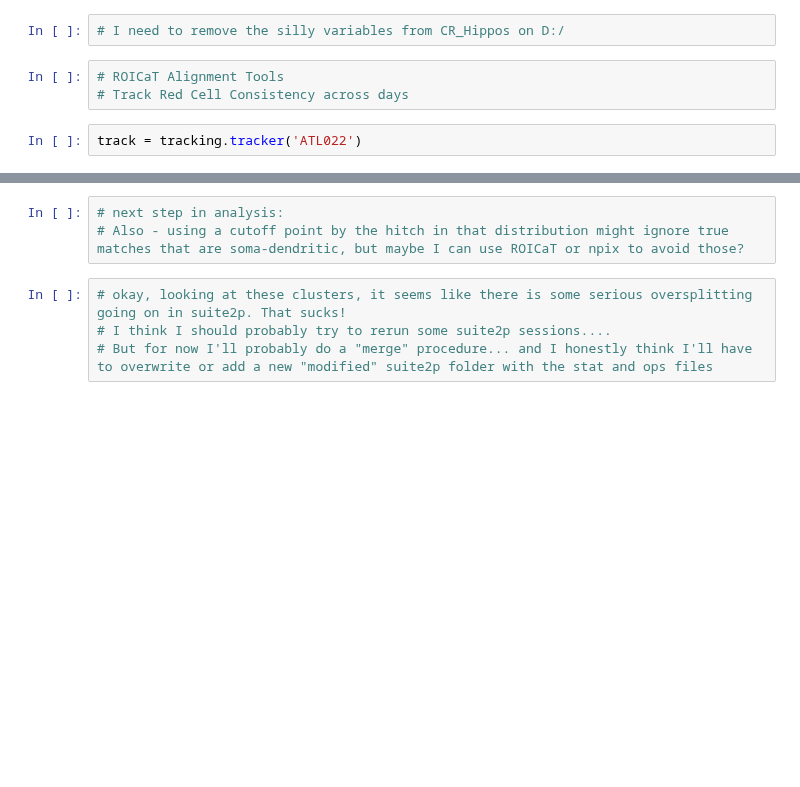
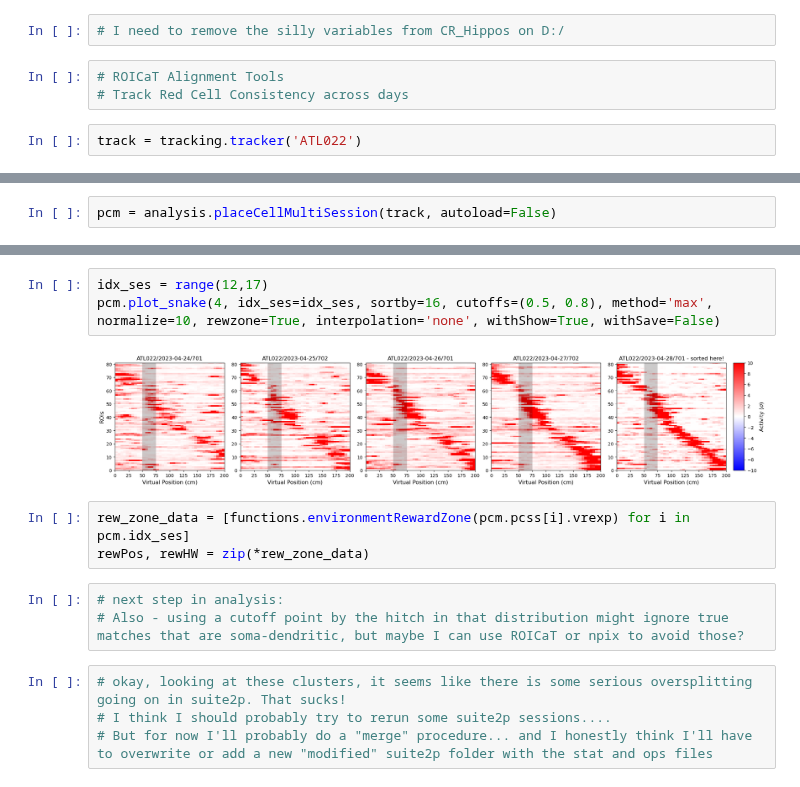
Before and after one commit to landoskape/vrAnalysis, a Jupyter notebook: testingPipelineFunctions.ipynb, the cells around one changed output, grey strips where cells are left out. Cells and saved outputs as stored; diff of their text form; blank space fills up the shorter version.

```diff
--- a/testingPipelineFunctions.ipynb
+++ b/testingPipelineFunctions.ipynb
@@ -151,0 +92,2 @@ len(list(helpers.powerset(range(10), ignore_empty=True)))
+# %%
+pcm = analysis.placeCellMultiSession(track, autoload=False)
@@ -152,3 +115,11 @@ len(list(helpers.powerset(range(10), ignore_empty=True)))
+# %%
+idx_ses = range(12,17)
+pcm.plot_snake(4, idx_ses=idx_ses, sortby=16, cutoffs=(0.5, 0.8), method='max', normalize=10, rewzone=True, interpolation='none', withShow=True, withSave=False)
+# %% [output]
+[figure, added]
+# %%
+rew_zone_data = [functions.environmentRewardZone(pcm.pcss[i].vrexp) for i in pcm.idx_ses]
+rewPos, rewHW = zip(*rew_zone_data)
 # %%
 # next step in analysis:
 # Also - using a cutoff point by the hitch in that distribution might ignore true matches that are soma-dendritic, but maybe I can use ROICaT or npix to avoid those?
```
Also changed, not shown: parts of 6 cells of this notebook, 1 other file.
